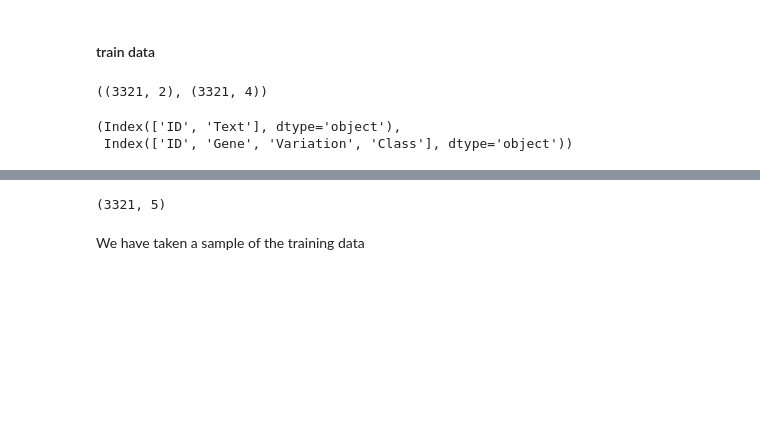
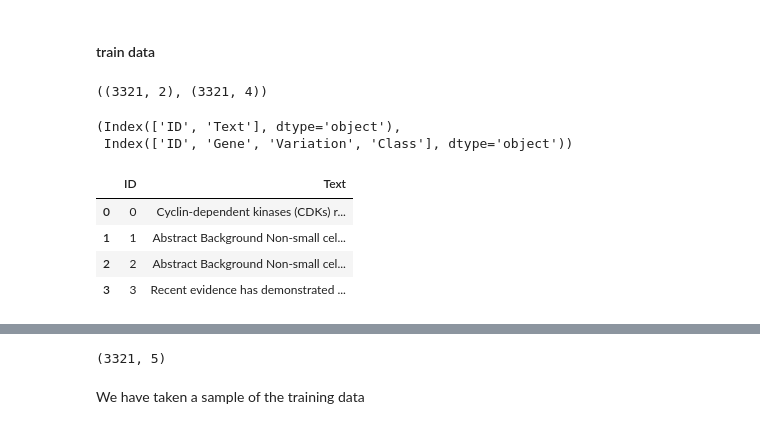
Before and after one commit to me-nobody/jovian-ml-project, a Jupyter notebook: jovian-ml-project-030122.ipynb, the cells around one changed output, grey strips where cells are left out. Cells and saved outputs as stored; diff of their text form; code cells hidden in the pictures; blank space fills up the shorter version.

```diff
--- a/jovian-ml-project-030122.ipynb
+++ b/jovian-ml-project-030122.ipynb
@@ -82,3 +82,11 @@ train_text_df.columns, train_variant_df.columns
 # %%
 # merging the text and variation data
 train_df = pd.merge(train_variant_df,train_text_df,on='ID')
+# %%
+train_text_df.head(n=4)
+# %% [output]
+|  | ID | Text |
+| 0 | 0 | Cyclin-dependent kinases (CDKs) r... |
+| 1 | 1 | Abstract Background Non-small cel... |
+| 2 | 2 | Abstract Background Non-small cel... |
+| 3 | 3 | Recent evidence has demonstrated ... |
```
Also changed, not shown: parts of 14 cells of this notebook.
